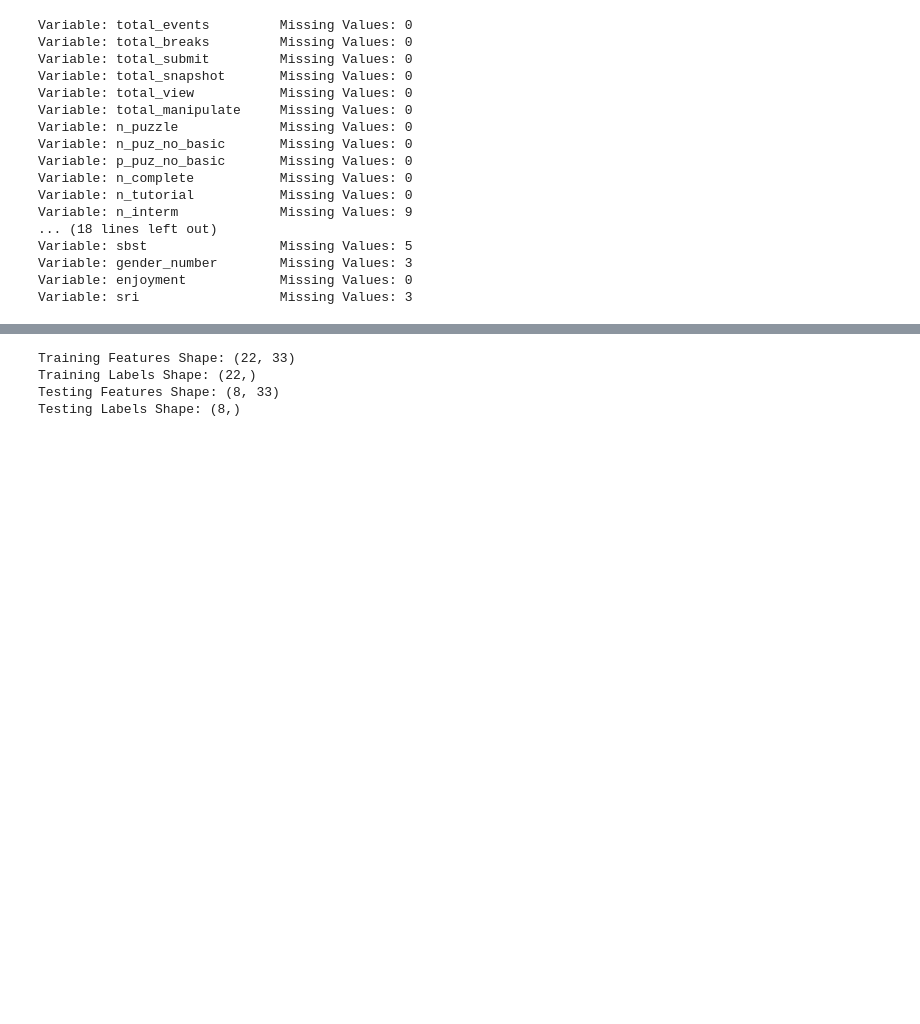
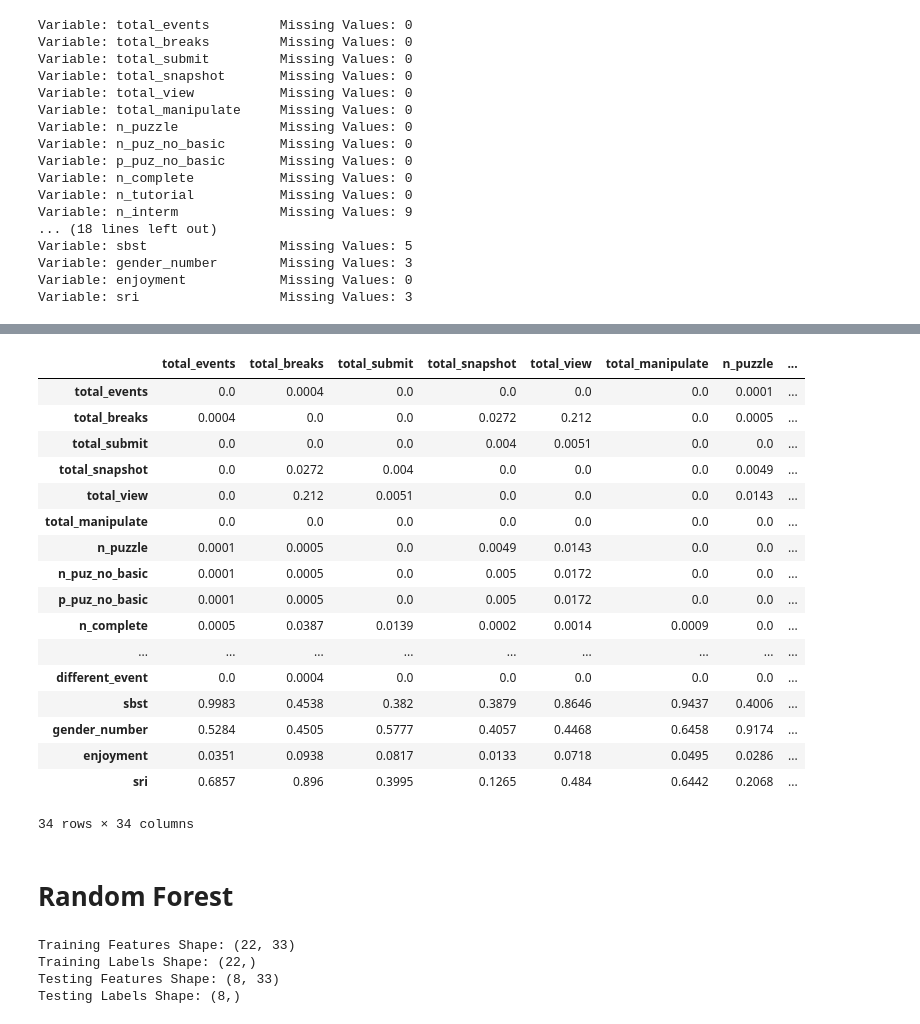
Before and after one commit to Complex-Play-Lab/ShadowspectRandomForest, a Jupyter notebook: main.ipynb, the cells around one changed output, grey strips where cells are left out. Cells and saved outputs as stored; diff of their text form; code cells hidden in the pictures; blank space fills up the shorter version.

```diff
--- a/main.ipynb
+++ b/main.ipynb
@@ -9,0 +13,12 @@ from os import makedirs
+# %%
+# Helpers
+# https://stackoverflow.com/questions/25571882/pandas-columns-correlation-with-statistical-significance
+def calculate_pvalues(df):
+    df = df.dropna()._get_numeric_data()
+    dfcols = DataFrame(columns=df.columns)
+    pvalues = dfcols.transpose().join(dfcols, how='outer')
+    for r in df.columns:
+        for c in df.columns:
+            pvalues[r][c] = round(pearsonr(df[r], df[c])[1], 4)
+
+    return pvalues
@@ -130,3 +183,29 @@ Variable: sri                  Missing Values: 3
+# %%
+# p values
+pvals = DataFrame(calculate_pvalues(data[cols]))
+pvals.to_csv("output/pvals.csv", sep="\t")
+display(pvals)
+# %% [output]
+|  | total_events | total_breaks | total_submit | total_snapshot | total_view | total_manipulate | n_puzzle | ... |
+| total_events | 0.0 | 0.0004 | 0.0 | 0.0 | 0.0 | 0.0 | 0.0001 | ... |
+| total_breaks | 0.0004 | 0.0 | 0.0 | 0.0272 | 0.212 | 0.0 | 0.0005 | ... |
+| total_submit | 0.0 | 0.0 | 0.0 | 0.004 | 0.0051 | 0.0 | 0.0 | ... |
+| total_snapshot | 0.0 | 0.0272 | 0.004 | 0.0 | 0.0 | 0.0 | 0.0049 | ... |
+| total_view | 0.0 | 0.212 | 0.0051 | 0.0 | 0.0 | 0.0 | 0.0143 | ... |
+| total_manipulate | 0.0 | 0.0 | 0.0 | 0.0 | 0.0 | 0.0 | 0.0 | ... |
+| n_puzzle | 0.0001 | 0.0005 | 0.0 | 0.0049 | 0.0143 | 0.0 | 0.0 | ... |
+| n_puz_no_basic | 0.0001 | 0.0005 | 0.0 | 0.005 | 0.0172 | 0.0 | 0.0 | ... |
+| p_puz_no_basic | 0.0001 | 0.0005 | 0.0 | 0.005 | 0.0172 | 0.0 | 0.0 | ... |
+| n_complete | 0.0005 | 0.0387 | 0.0139 | 0.0002 | 0.0014 | 0.0009 | 0.0 | ... |
+| ... | ... | ... | ... | ... | ... | ... | ... | ... |
+| different_event | 0.0 | 0.0004 | 0.0 | 0.0 | 0.0 | 0.0 | 0.0 | ... |
+| sbst | 0.9983 | 0.4538 | 0.382 | 0.3879 | 0.8646 | 0.9437 | 0.4006 | ... |
+| gender_number | 0.5284 | 0.4505 | 0.5777 | 0.4057 | 0.4468 | 0.6458 | 0.9174 | ... |
+| enjoyment | 0.0351 | 0.0938 | 0.0817 | 0.0133 | 0.0718 | 0.0495 | 0.0286 | ... |
+| sri | 0.6857 | 0.896 | 0.3995 | 0.1265 | 0.484 | 0.6442 | 0.2068 | ... |
+34 rows × 34 columns
+# %% [markdown]
+# Random Forest
 # %%
 # Drop empty data and split into labels and features
 good_data = data[data["sri"] > 0][cols].dropna()
```
Also changed, not shown: parts of 8 cells of this notebook.
